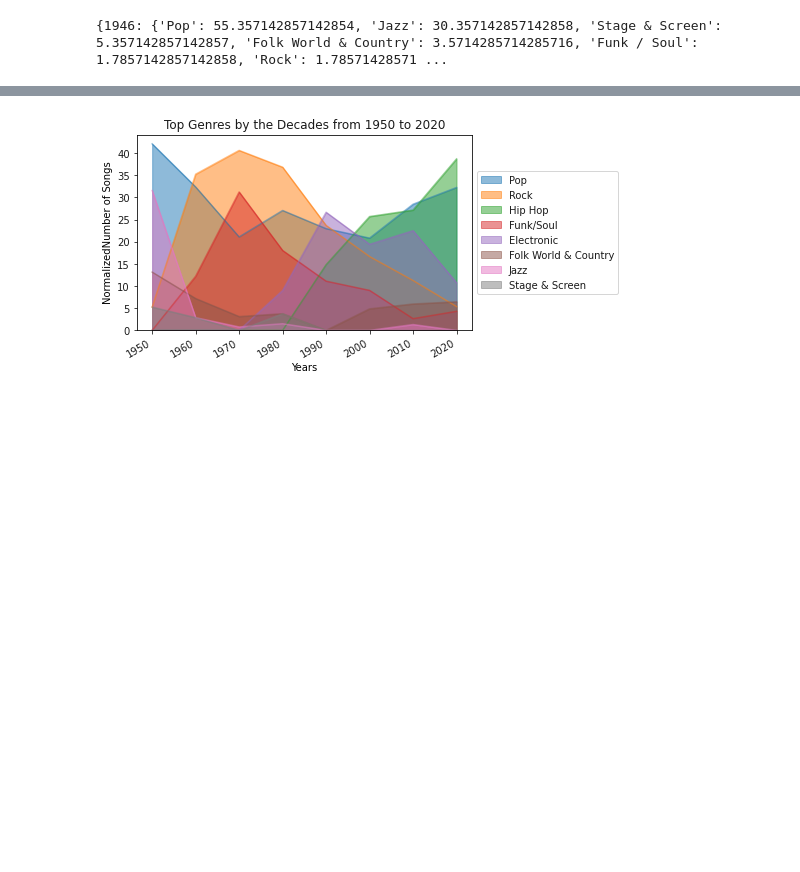
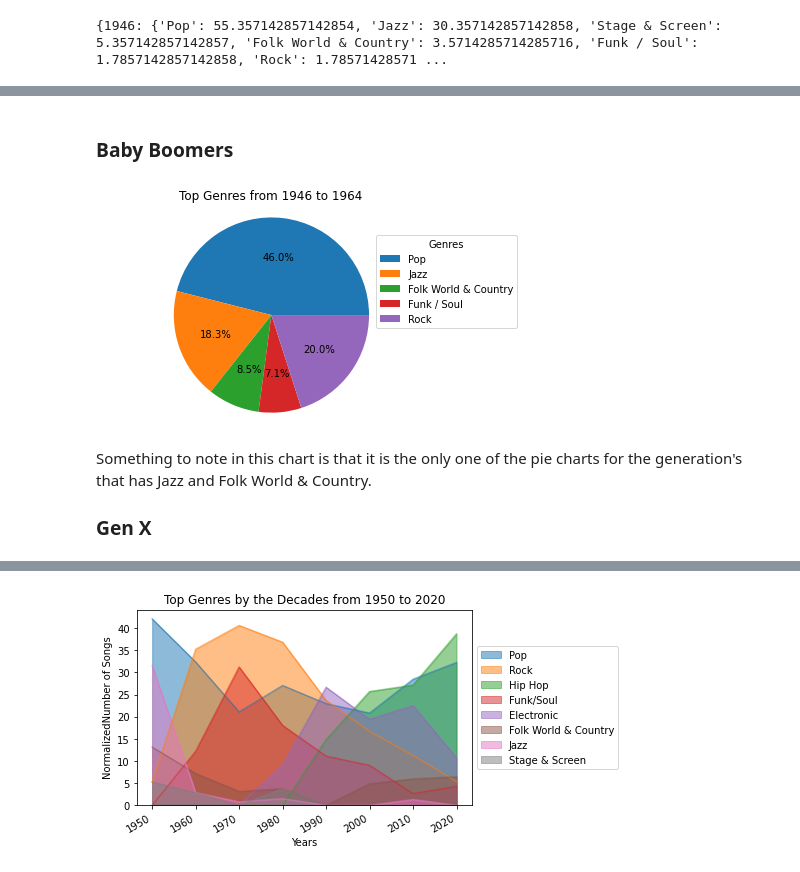
Before and after one commit to olincollege/music-genres-over-time, a Jupyter notebook: music-genres-over-time.ipynb, the cells around one changed output, grey strips where cells are left out. Drawn from its saved outputs; the diff is of its cells as text; code cells hidden in the pictures; blank space fills up the shorter version.

```diff
--- a/music-genres-over-time.ipynb
+++ b/music-genres-over-time.ipynb
@@ -154,0 +143,12 @@ generate_pies()
+# %% [markdown]
+### Baby Boomers
+# %%
+from visualizations import create_pichart
+
+create_pichart(1946, 1964)
+# %% [output]
+[figure, added]
+# %% [markdown]
+Something to note in this chart is that it is the only one of the pie charts for the generation's that has Jazz and Folk World & Country.
+
+### Gen X
```
Also changed, not shown: parts of 24 cells of this notebook.
